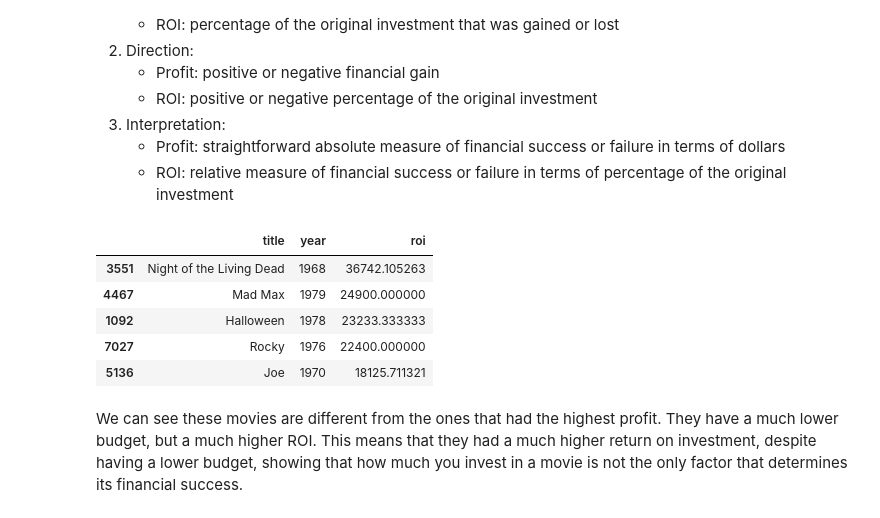
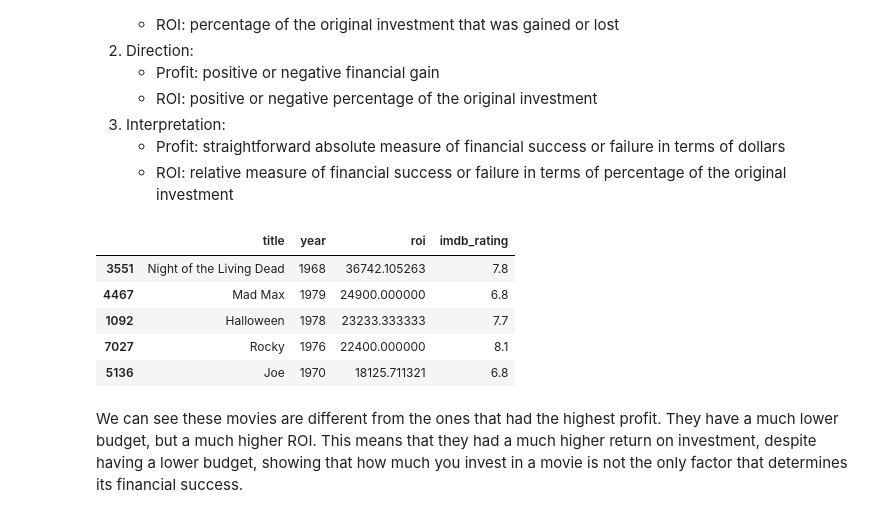
Before and after one commit to epfl-ada/ada-2023-project-fivefrenchspeakingpeoplenocap, a Jupyter notebook: milestone_2.ipynb, the cells around one changed output. Drawn from its saved outputs; the diff is of its cells as text; code cells hidden in the pictures.

```diff
--- a/milestone_2.ipynb
+++ b/milestone_2.ipynb
@@ -1104,22 +1112,22 @@ Now, we want to analyze movies that had a high return on investment (ROI). These
 # %%
 # calculate ROI for movies with budget > 0
 movies["roi"] = (movies["profit"] / movies["budget_adjusted"]) * 100
 
 # remove inf and NaN rows due to division of zero
 movies = movies.replace([np.inf, -np.inf], np.nan)
 movies = movies.dropna(subset=["roi"])
 
-# identify top 5 movies with highest ROI
+# identify top 5 movies with the highest ROI
 display(
-    movies.sort_values(by=["roi"], ascending=False).head(5)[["title", "year", "roi"]]
+    movies.sort_values(by=["roi"], ascending=False).head(5)[["title", "year", "roi", "imdb_rating"]]
 )
 # %% [output]
-|  | title | year | roi |
-| 3551 | Night of the Living Dead | 1968 | 36742.105263 |
-| 4467 | Mad Max | 1979 | 24900.000000 |
-| 1092 | Halloween | 1978 | 23233.333333 |
-| 7027 | Rocky | 1976 | 22400.000000 |
-| 5136 | Joe | 1970 | 18125.711321 |
+|  | title | year | roi | imdb_rating |
+| 3551 | Night of the Living Dead | 1968 | 36742.105263 | 7.8 |
+| 4467 | Mad Max | 1979 | 24900.000000 | 6.8 |
+| 1092 | Halloween | 1978 | 23233.333333 | 7.7 |
+| 7027 | Rocky | 1976 | 22400.000000 | 8.1 |
+| 5136 | Joe | 1970 | 18125.711321 | 6.8 |
 # %% [markdown]
 We can see these movies are different from the ones that had the highest profit. They have a much lower budget, but a much higher ROI. This means that they had a much higher return on investment, despite having a lower budget, showing that how much you invest in a movie is not the only factor that determines its financial success.
 # %%
```
Also changed, not shown: parts of 54 cells of this notebook.
